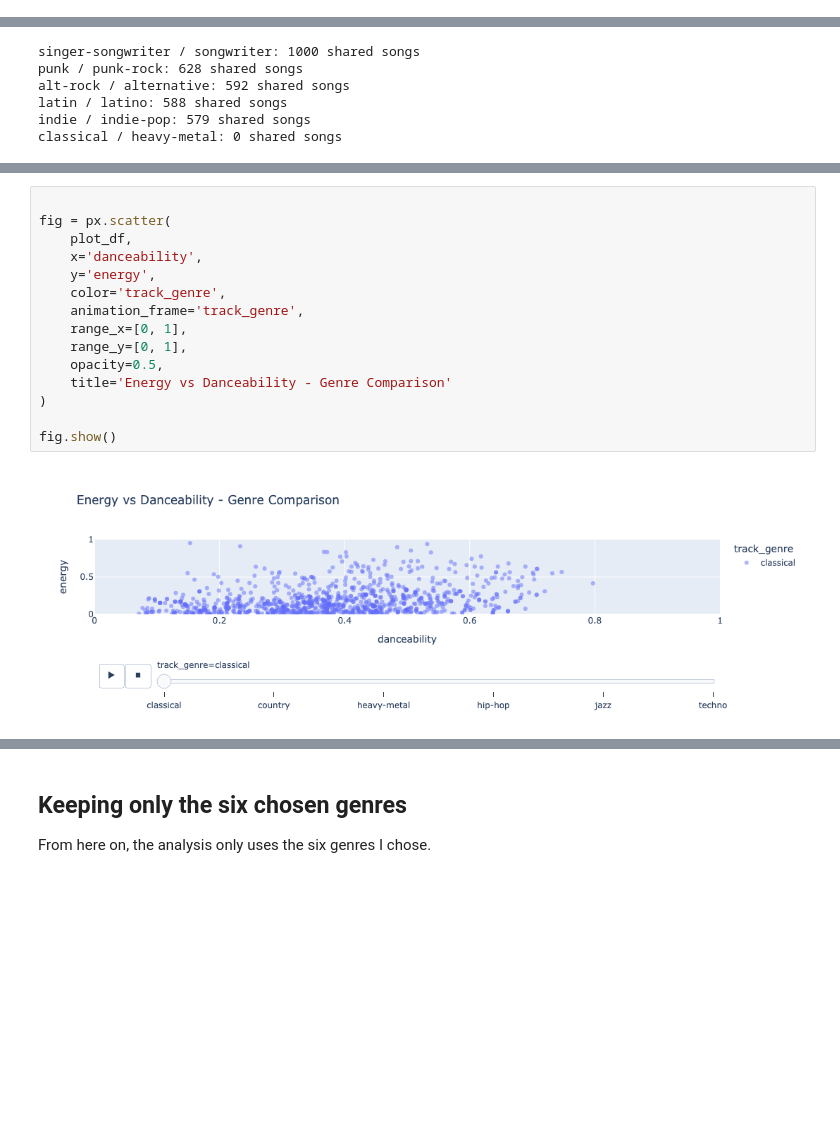
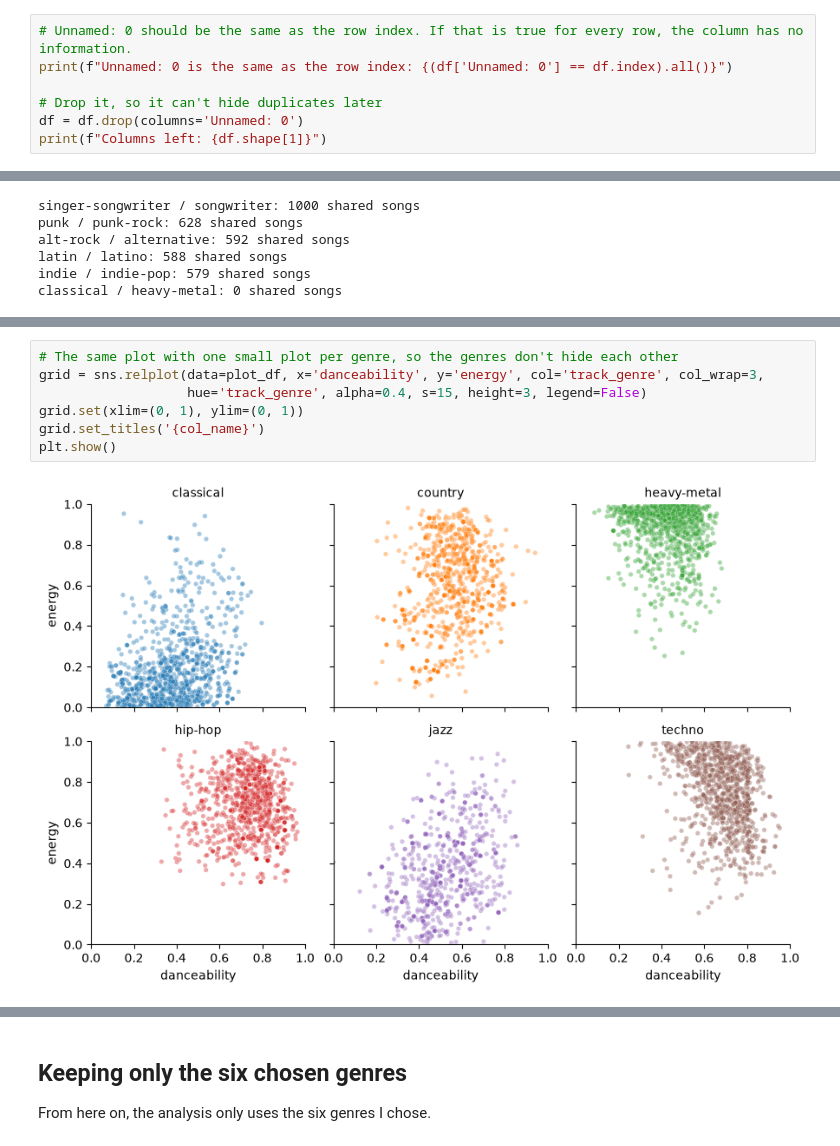
Before and after one commit to ehsamjo12/spotify-genre-classifier, a Jupyter notebook: notebooks/spotify_genre_classification.ipynb, the cells around one changed output, grey strips where cells are left out. Drawn from its saved outputs; the diff is of its cells as text; blank space fills up the shorter version.

```diff
--- a/notebooks/spotify_genre_classification.ipynb
+++ b/notebooks/spotify_genre_classification.ipynb
@@ -135,0 +161,7 @@ so they need to be handled as categories later.
+# %%
+# Unnamed: 0 should be the same as the row index. If that is true for every row, the column has no information.
+print(f"Unnamed: 0 is the same as the row index: {(df['Unnamed: 0'] == df.index).all()}")
+
+# Drop it, so it can't hide duplicates later
+df = df.drop(columns='Unnamed: 0')
+print(f"Columns left: {df.shape[1]}")
@@ -531,17 +495,9 @@ This tells me that these two features may help distinguish certain genres, but t
 # %%
-
-fig = px.scatter(
-    plot_df,
-    x='danceability',
-    y='energy',
-    color='track_genre',
-    animation_frame='track_genre',
-    range_x=[0, 1],
-    range_y=[0, 1],
-    opacity=0.5,
-    title='Energy vs Danceability - Genre Comparison'
-)
-
-fig.show()
+# The same plot with one small plot per genre, so the genres don't hide each other
+grid = sns.relplot(data=plot_df, x='danceability', y='energy', col='track_genre', col_wrap=3,
+                   hue='track_genre', alpha=0.4, s=15, height=3, legend=False)
+grid.set(xlim=(0, 1), ylim=(0, 1))
+grid.set_titles('{col_name}')
+plt.show()
 # %% [output]
-[figure, old version]
+[figure, new version]
```
Also changed, not shown: parts of 215 cells of this notebook, 2 other files.
